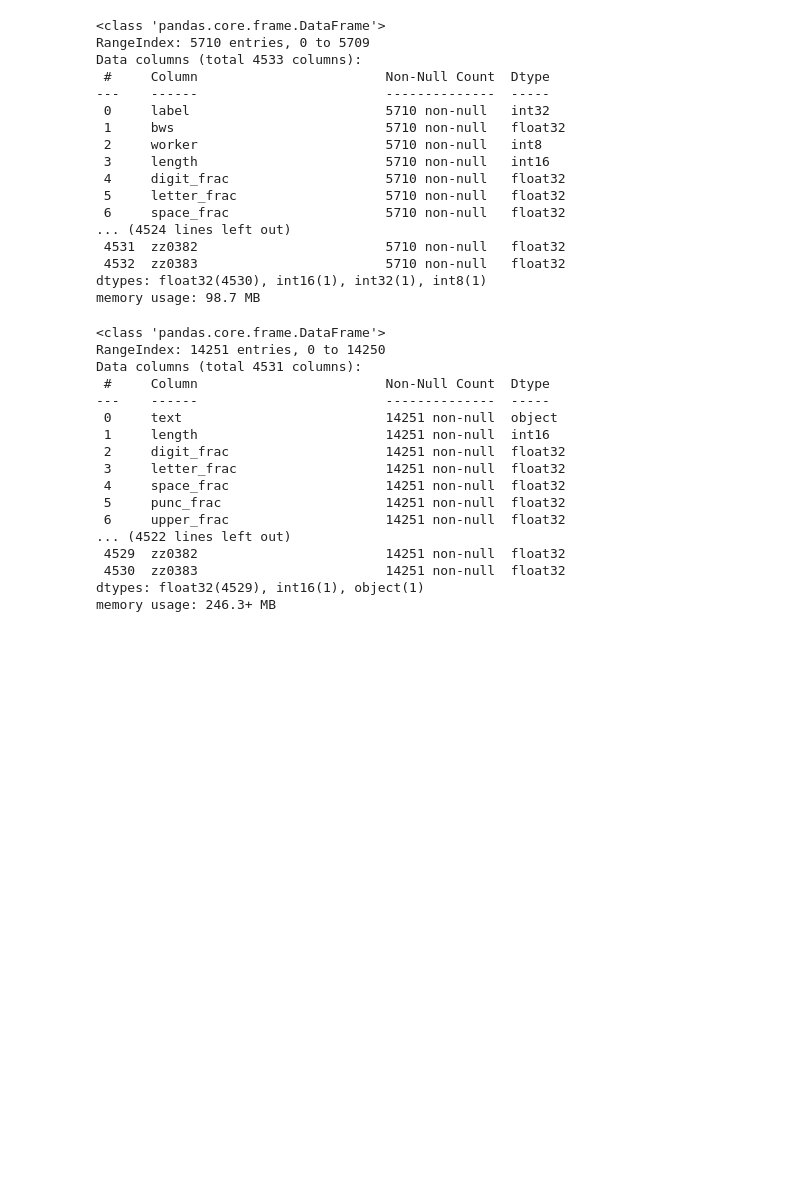
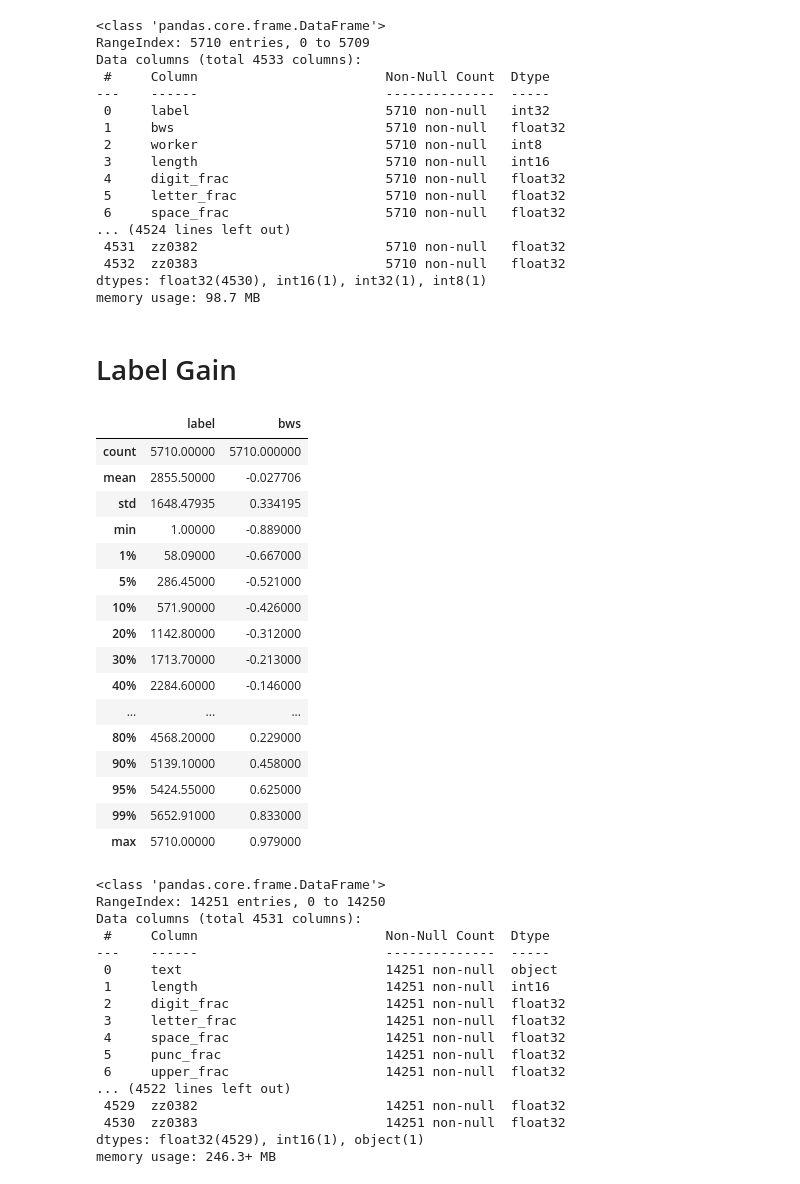
Before and after one commit to seahrh/kaggle-jigsaw-toxic-severity-rating, a Jupyter notebook: lgb.ipynb, the cells around one changed output. Drawn from its saved outputs; the diff is of its cells as text; code cells hidden in the pictures; blank space fills up the shorter version.

```diff
--- a/lgb.ipynb
+++ b/lgb.ipynb
@@ -76,6 +76,7 @@ Memory Usage:
 Allocated: 0.0 GB
 Cached:    0.0 GB
 # %%
+percentiles=[.01, .05, .1, .2, .3, .4, .5, .6, .7, .8, .9, .95, .99]
 pd.set_option("use_inf_as_na", True)
 pd.set_option("max_info_columns", 9999)
 pd.set_option("display.max_columns", 9999)
@@ -106,6 +107,33 @@ Data columns (total 4533 columns):
  4532  zz0383                        5710 non-null   float32
 dtypes: float32(4530), int16(1), int32(1), int8(1)
 memory usage: 98.7 MB
+# %% [markdown]
+# Label Gain
+# %%
+# Force unique ranks
+col = conf.label
+train[col] = rankdata(train["bws"], method='ordinal')
+train[col] = train[col].astype(np.int32)
+cols = [conf.label, "bws"]
+train[cols].describe(percentiles=percentiles)
+# %% [output]
+|  | label | bws |
+| count | 5710.00000 | 5710.000000 |
+| mean | 2855.50000 | -0.027706 |
+| std | 1648.47935 | 0.334195 |
+| min | 1.00000 | -0.889000 |
+| 1% | 58.09000 | -0.667000 |
+| 5% | 286.45000 | -0.521000 |
+| 10% | 571.90000 | -0.426000 |
+| 20% | 1142.80000 | -0.312000 |
+| 30% | 1713.70000 | -0.213000 |
+| 40% | 2284.60000 | -0.146000 |
+| ... | ... | ... |
+| 80% | 4568.20000 | 0.229000 |
+| 90% | 5139.10000 | 0.458000 |
+| 95% | 5424.55000 | 0.625000 |
+| 99% | 5652.91000 | 0.833000 |
+| max | 5710.00000 | 0.979000 |
 # %%
 val = pd.read_parquet("input/val.parquet")
 val.info()
```
Also changed, not shown: parts of 5 cells of this notebook, 1 other file.
